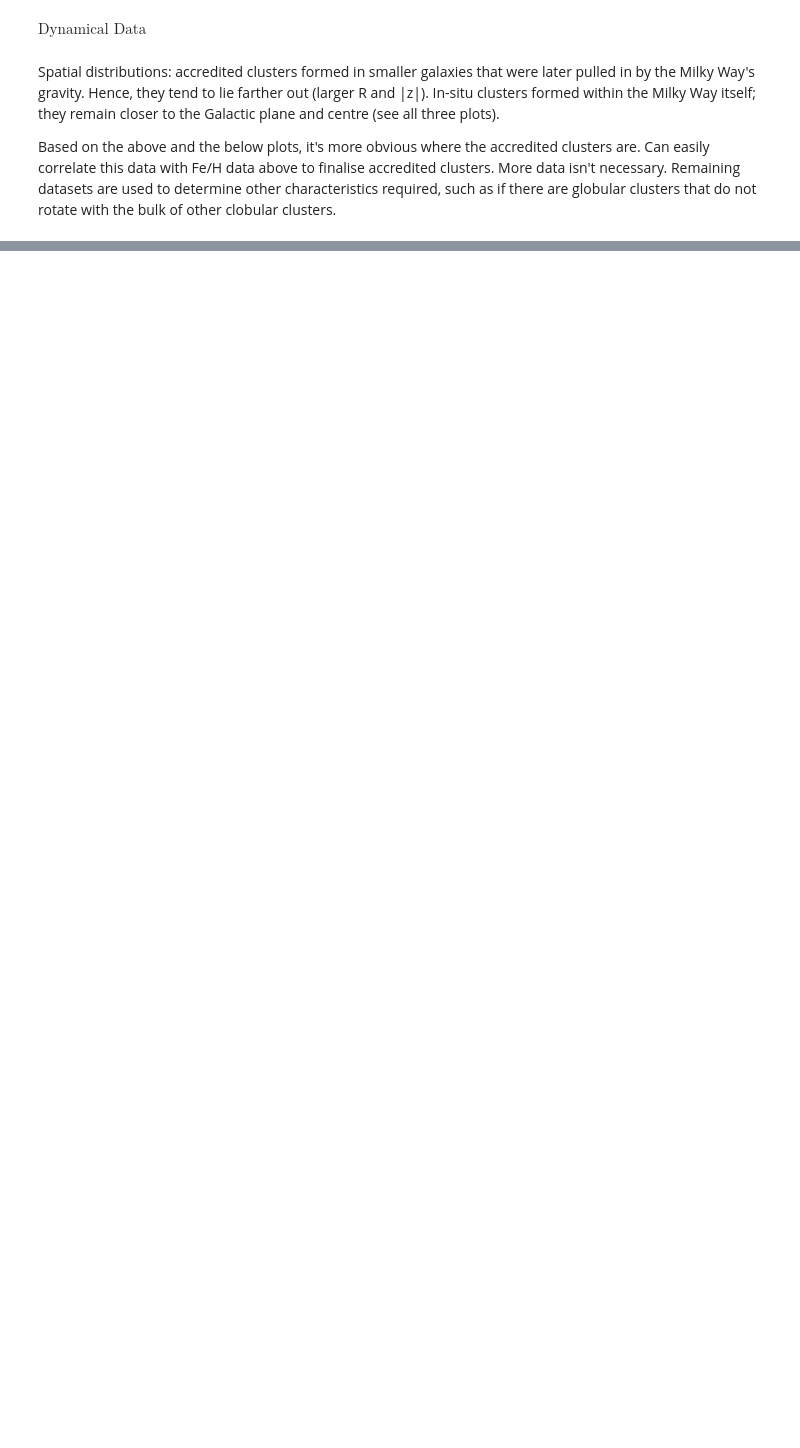
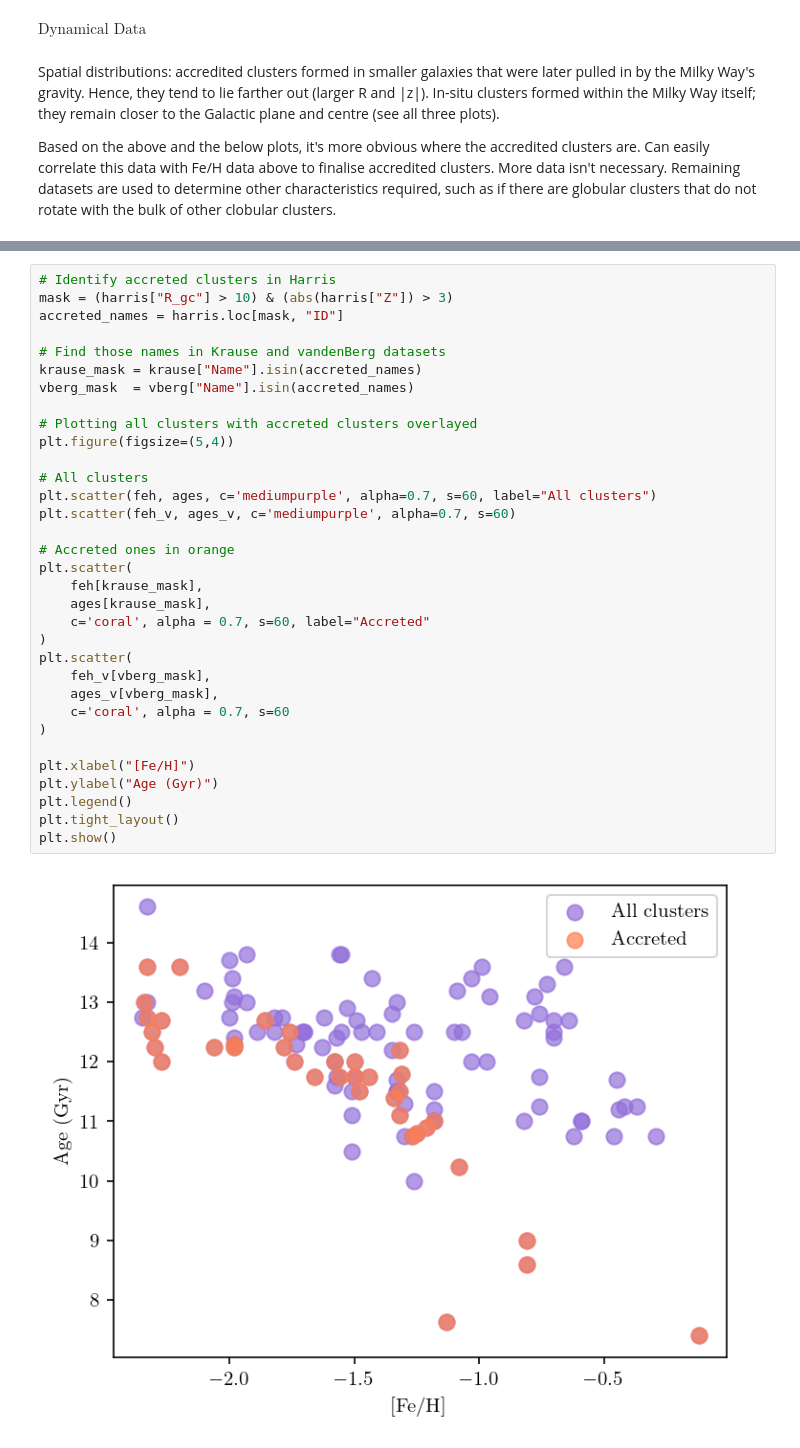
Before and after one commit to sleepdepr1ved/PHYS3116_Team, a Jupyter notebook: PHYS3116_Hassan.ipynb, the cells around one changed output, grey strips where cells are left out. Cells and saved outputs as stored; diff of their text form; blank space fills up the shorter version.

```diff
--- a/PHYS3116_Hassan.ipynb
+++ b/PHYS3116_Hassan.ipynb
@@ -98,0 +172,35 @@ $v_\text{LSR}$ is the radial velocity of a cluster corrected for the motion of t
+# %%
+# Identify accreted clusters in Harris
+mask = (harris["R_gc"] > 10) & (abs(harris["Z"]) > 3)
+accreted_names = harris.loc[mask, "ID"]
+
+# Find those names in Krause and vandenBerg datasets
+krause_mask = krause["Name"].isin(accreted_names)
+vberg_mask  = vberg["Name"].isin(accreted_names)
+
+# Plotting all clusters with accreted clusters overlayed
+plt.figure(figsize=(5,4))
+
+# All clusters
+plt.scatter(feh, ages, c='mediumpurple', alpha=0.7, s=60, label="All clusters")
+plt.scatter(feh_v, ages_v, c='mediumpurple', alpha=0.7, s=60)
+
+# Accreted ones in orange
+plt.scatter(
+    feh[krause_mask],
+    ages[krause_mask],
+    c='coral', alpha = 0.7, s=60, label="Accreted"
+)
+plt.scatter(
+    feh_v[vberg_mask],
+    ages_v[vberg_mask],
+    c='coral', alpha = 0.7, s=60
+)
+
+plt.xlabel("[Fe/H]")
+plt.ylabel("Age (Gyr)")
+plt.legend()
+plt.tight_layout()
+plt.show()
+# %% [output]
+[figure, added]
```
Also changed, not shown: parts of 10 cells of this notebook.
